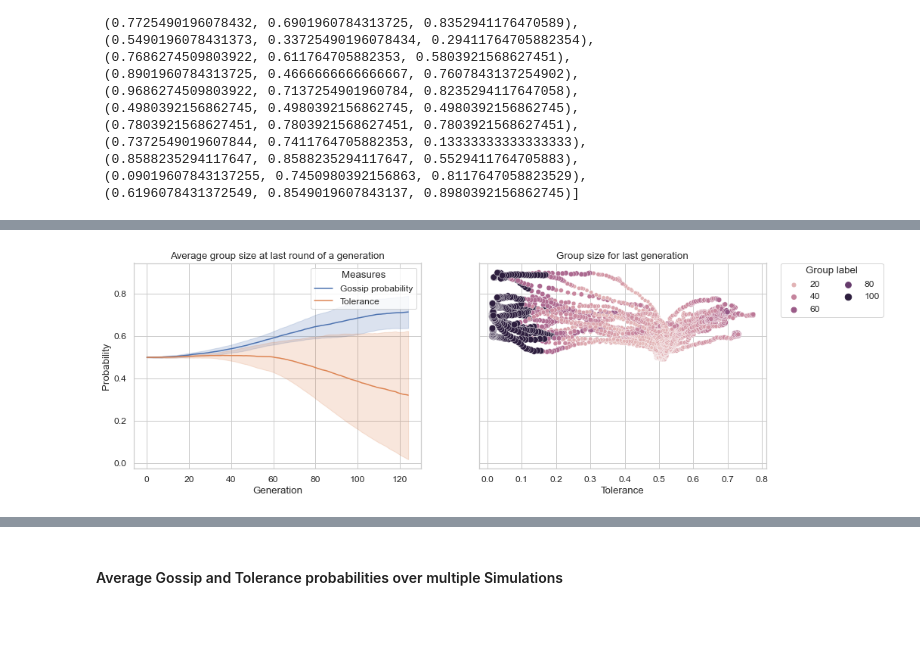
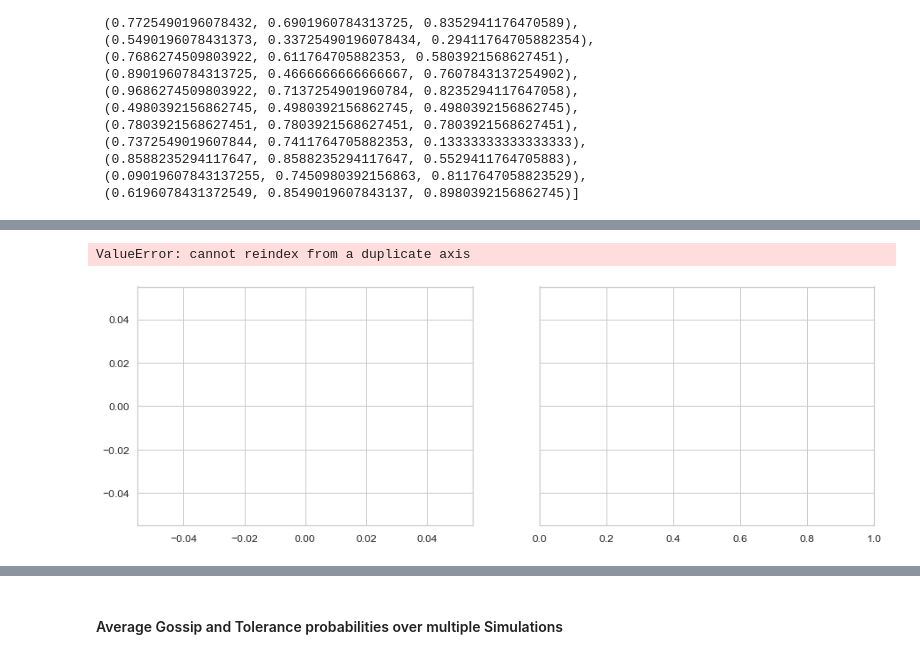
Before and after one commit to tomkouwenhoven/Master-Thesis, a Jupyter notebook: Sim_V2/gridsearch-plot.ipynb, the cells around one changed output, grey strips where cells are left out. Drawn from its saved outputs; the diff is of its cells as text; code cells hidden in the pictures; blank space fills up the shorter version.

Commit message:
Update with new simulations for EVOLANG

```diff
--- a/Sim_V2/gridsearch-plot.ipynb
+++ b/Sim_V2/gridsearch-plot.ipynb
@@ -228,21 +238,23 @@ sns.color_palette("tab20")
 # %%
 f, (ax1, ax2) = plt.subplots(1, 2, sharey=True, figsize=(15, 5))
+
 sns.lineplot(data=all_sims_generations_dfs, x='Generation', y='Group size', ci="sd", ax=ax1)
-# sns.lineplot(data=last_gen_df.loc[last_gen_df['Simulation'] == SIMULATION], x='Round', y='Group size', hue='Group label')
+sns.lineplot(data=last_gen_df.loc[last_gen_df['Simulation'] == SIMULATION], x='Round', y='Group size', hue='Group label', ax=ax2)
 
 # sns.lineplot(x='Generation', y='Probability', hue='Measures', data=phenotype_df, ci='sd', ax=ax1)
 # sns.lineplot(x='Generation', y='Probability', hue='Measures', data=phenotype_df, estimator=None, ax=ax1)
-sns.scatterplot(data=all_sims_generations_dfs, x='Tolerance', y='Gossip probability', hue='Group size', size='Group size', marker='o')
+# sns.scatterplot(data=all_sims_generations_dfs, x='Tolerance', y='Gossip probability', hue='Group size', size='Group size', marker='o')
 
 
 ax1.set_title('Average group size at last round of a generation')
 ax2.set_title('Group size for last generation')
 
 handles, labels = ax2.get_legend_handles_labels()
 legend = plt.legend(handles=handles, labels=labels, bbox_to_anchor=(1.05, 1), loc=2, borderaxespad=0., ncol=2, title="Group label")
 # plt.savefig(os.path.join(new_plot_path, "last_gen_avg_groupsize_and_per_group.png"),
             # dpi=300,
             # format='png',
             # bbox_inches='tight')
 # %% [output]
+ValueError: cannot reindex from a duplicate axis
-[figure, old version]
+[figure, new version]
```
Also changed, not shown: parts of 21 cells of this notebook, 7 other files.
